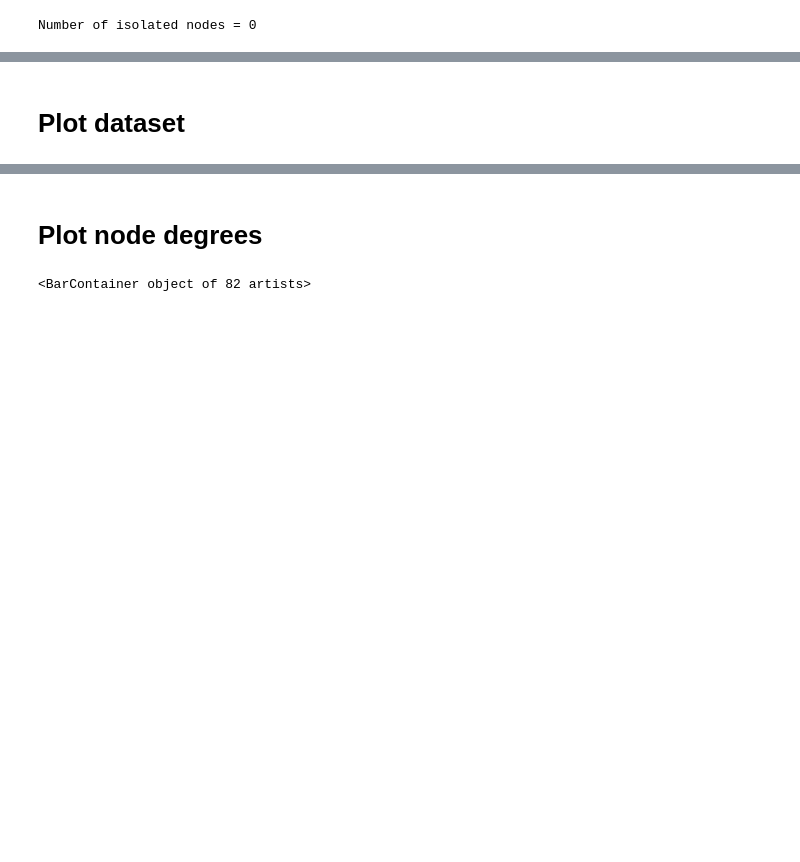
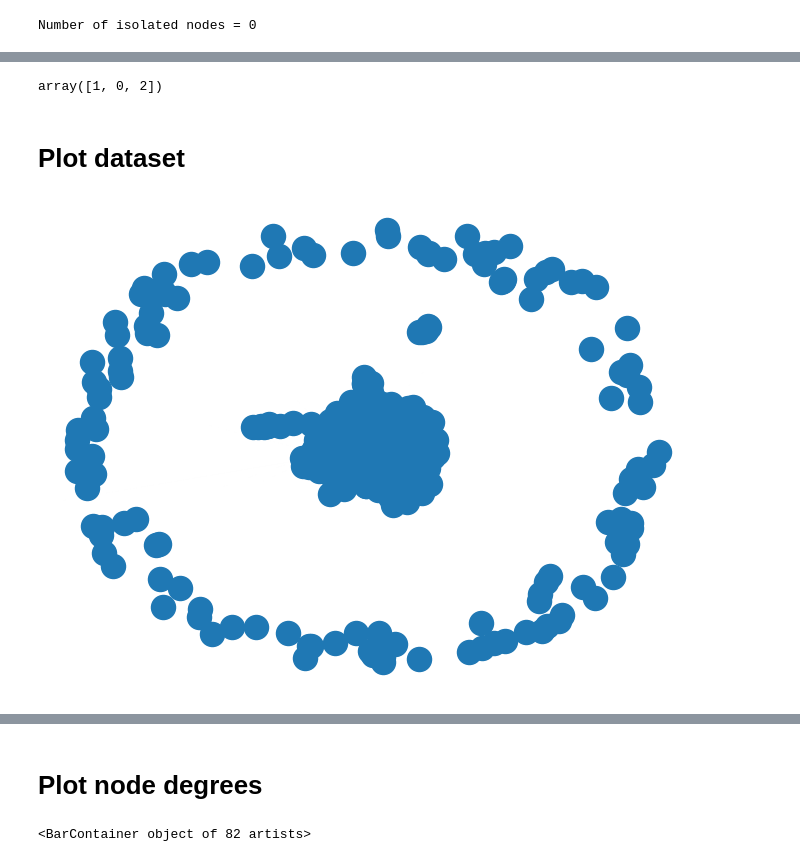
Before and after one commit to TAUforPython/machinelearning, a Jupyter notebook: GNN Graph Attention Network PubMed article.ipynb, the cells around one changed output, grey strips where cells are left out. Cells and saved outputs as stored; diff of their text form; code cells hidden in the pictures; blank space fills up the shorter version.

```diff
--- a/GNN Graph Attention Network PubMed article.ipynb
+++ b/GNN Graph Attention Network PubMed article.ipynb
@@ -85,3 +105,25 @@ Number of isolated nodes = 0
+# %%
+data_df = pd.DataFrame(data.y)
+data_df.tail()
+pd.unique(data_df[0])
+# %% [output]
+array([1, 0, 2])
 # %% [markdown]
 # Plot dataset
+# %%
+from torch_geometric.utils import to_networkx
+G_full = to_networkx(data)
+# %%
+node_degree_dict=nx.degree(G_full)
+#node_degree_dict
+# %%
+G=nx.subgraph(G_full,[x for x in G_full.nodes() if node_degree_dict[x]>15])
+# %%
+pos = nx.spring_layout(G)
+
+plt.figure()
+nx.draw(G, pos=pos)
+plt.show()
+# %% [output]
+[figure, added]
 # %%
```
Also changed, not shown: parts of 16 cells of this notebook.
